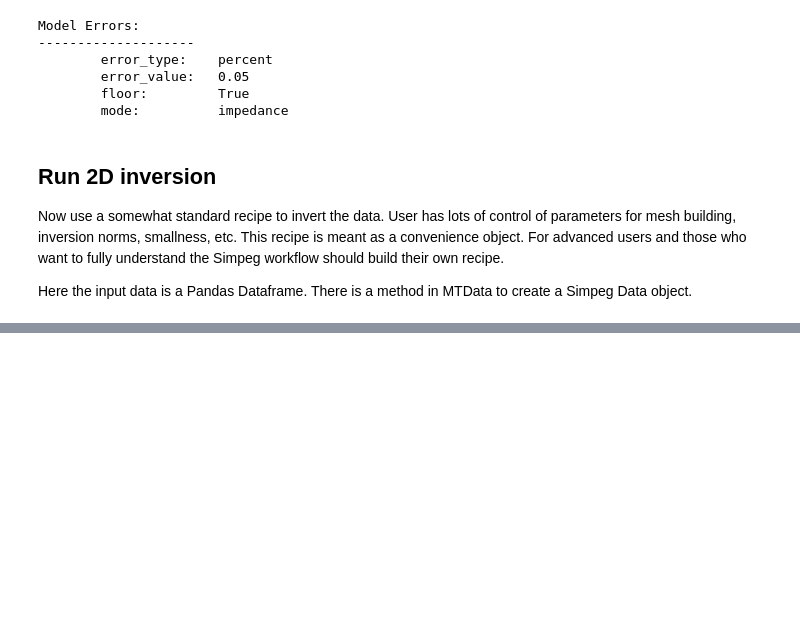
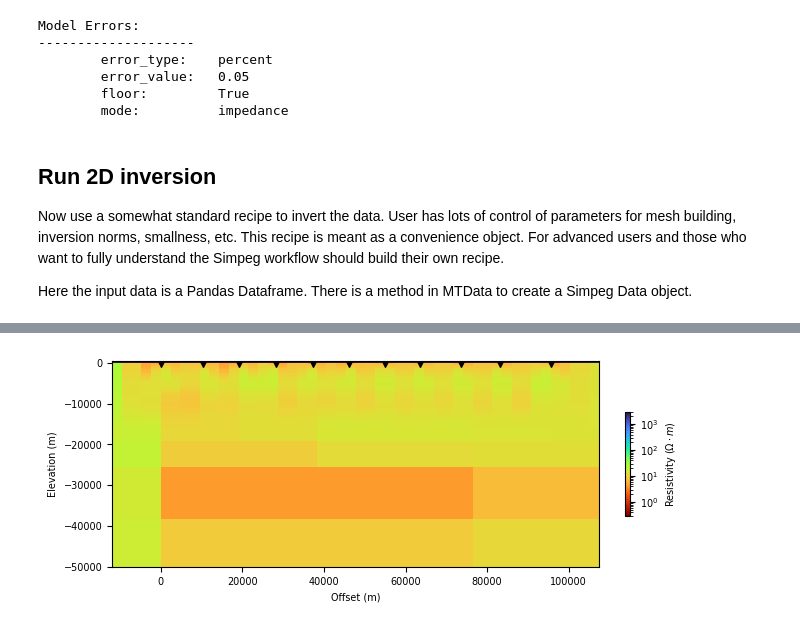
Before and after one commit to simpeg-research/earthscope-mt-course, a Jupyter notebook: notebooks/simpeg/13_2d_from_mtpy_example.ipynb, the cells around one changed output, grey strips where cells are left out. Cells and saved outputs as stored; diff of their text form; code cells hidden in the pictures; blank space fills up the shorter version.

```diff
--- a/notebooks/simpeg/13_2d_from_mtpy_example.ipynb
+++ b/notebooks/simpeg/13_2d_from_mtpy_example.ipynb
@@ -103,0 +124,2 @@ simpeg_2d.data.n_stations
+# %%
+inversion_output = simpeg_2d.run_inversion()
@@ -103,0 +144,4 @@ simpeg_2d.data.n_stations
+# %%
+simpeg_2d.plot_iteration(10, z_limits=(-50000, 500))
+# %% [output]
+[figure, added]
```
Also changed, not shown: parts of 16 cells of this notebook.
